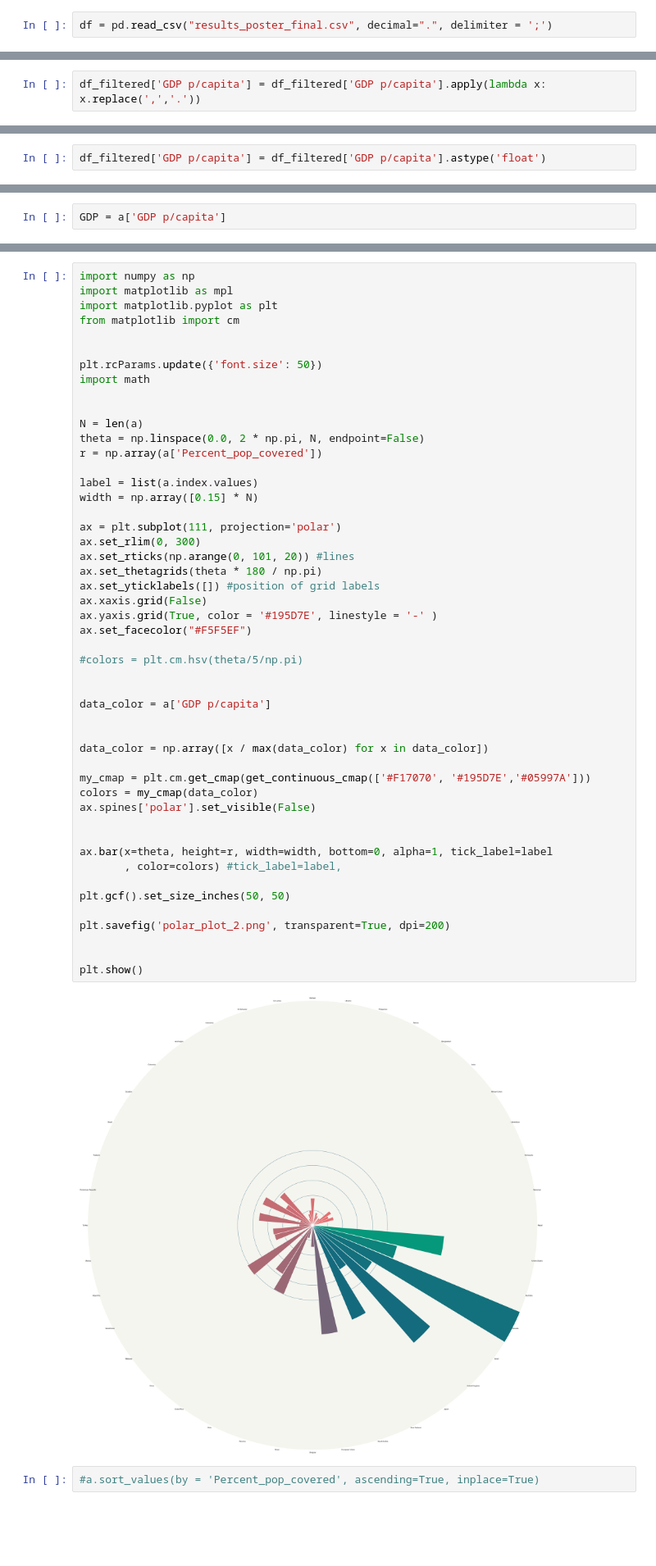
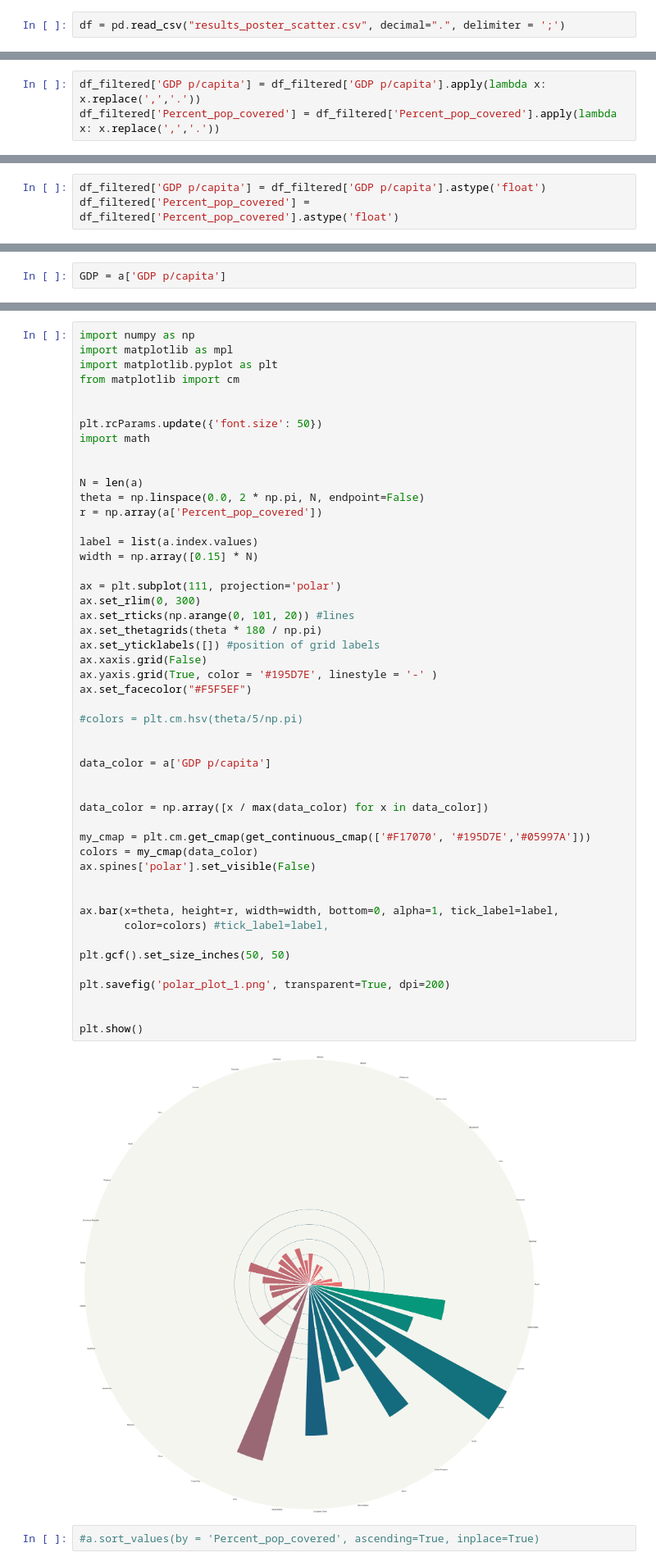
Before and after one commit to RicardoSantos0/Data-Visualization, a Jupyter notebook: Datasets and SHPs/Polar_Plot_Recent.ipynb, the cells around one changed output, grey strips where cells are left out. Shown at 82% size. Drawn from its saved outputs; the diff is of its cells as text; blank space fills up the shorter version.

```diff
--- a/Datasets and SHPs/Polar_Plot_Recent.ipynb
+++ b/Datasets and SHPs/Polar_Plot_Recent.ipynb
@@ -5,7 +5,7 @@ import matplotlib.pyplot as plt
 import seaborn as sns
 sns.set()
 # %%
-df = pd.read_csv("results_poster_final.csv", decimal=".", delimiter = ';')
+df = pd.read_csv("results_poster_scatter.csv", decimal=".", delimiter = ';')
 # %%
 df
 # %% [output]
@@ -43,5 +43,6 @@ df_filtered[df_filtered['Country']=='Canada']
 # %%
 df_filtered['GDP p/capita'] = df_filtered['GDP p/capita'].apply(lambda x: x.replace(',','.'))
+df_filtered['Percent_pop_covered'] = df_filtered['Percent_pop_covered'].apply(lambda x: x.replace(',','.'))
 # %% [output]
 A value is trying to be set on a copy of a slice from a DataFrame.
 Try using .loc[row_indexer,col_indexer] = value instead
@@ -51,5 +57,6 @@ See the caveats in the documentation: https://pandas.pydata.org/pandas-docs/stab
 # %%
 df_filtered['GDP p/capita'] = df_filtered['GDP p/capita'].astype('float')
+df_filtered['Percent_pop_covered'] = df_filtered['Percent_pop_covered'].astype('float')
 # %% [output]
 A value is trying to be set on a copy of a slice from a DataFrame.
 Try using .loc[row_indexer,col_indexer] = value instead
@@ -219,37 +231,37 @@ width = np.array([0.15] * N)
 
 ax = plt.subplot(111, projection='polar')
 ax.set_rlim(0, 300)
 ax.set_rticks(np.arange(0, 101, 20)) #lines
 ax.set_thetagrids(theta * 180 / np.pi)
 ax.set_yticklabels([]) #position of grid labels
 ax.xaxis.grid(False)
 ax.yaxis.grid(True, color = '#195D7E', linestyle = '-' )
 ax.set_facecolor("#F5F5EF")
 
 #colors = plt.cm.hsv(theta/5/np.pi)
 
 
 data_color = a['GDP p/capita']
 
 
 data_color = np.array([x / max(data_color) for x in data_color])
 
 my_cmap = plt.cm.get_cmap(get_continuous_cmap(['#F17070', '#195D7E','#05997A']))
 colors = my_cmap(data_color)
 ax.spines['polar'].set_visible(False)
 
 
-ax.bar(x=theta, height=r, width=width, bottom=0, alpha=1, tick_label=label
-       , color=colors) #tick_label=label,
+ax.bar(x=theta, height=r, width=width, bottom=0, alpha=1, tick_label=label,
+       color=colors) #tick_label=label,
 
 plt.gcf().set_size_inches(50, 50)
 
-plt.savefig('polar_plot_2.png', transparent=True, dpi=200)
+plt.savefig('polar_plot_1.png', transparent=True, dpi=200)
 
 
 plt.show()
 # %% [output]
-[figure, old version]
+[figure, new version]
 # %%
 #a.sort_values(by = 'Percent_pop_covered', ascending=True, inplace=True)
 # %%
```
Also changed, not shown: parts of 8 cells of this notebook, 6 other files.
